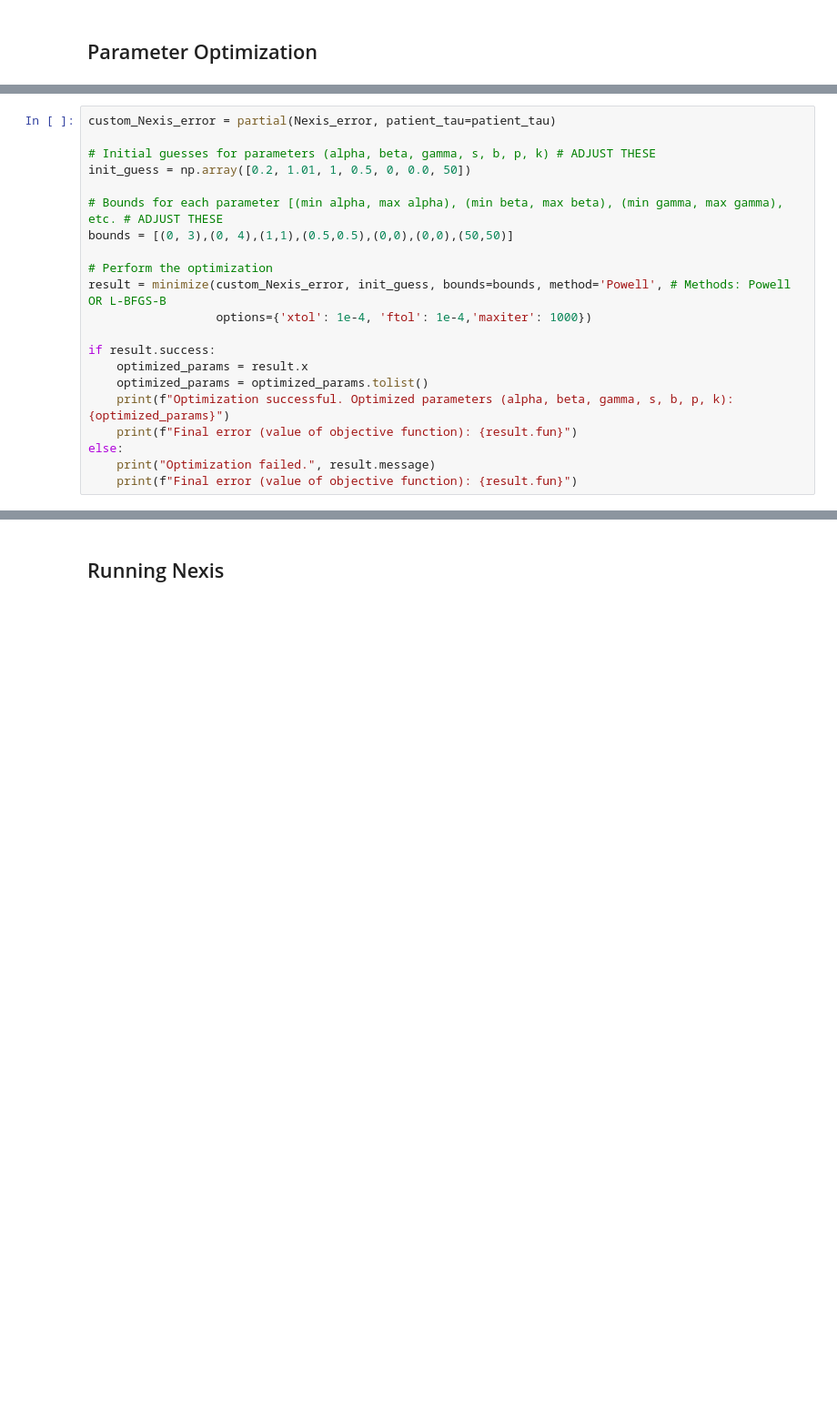
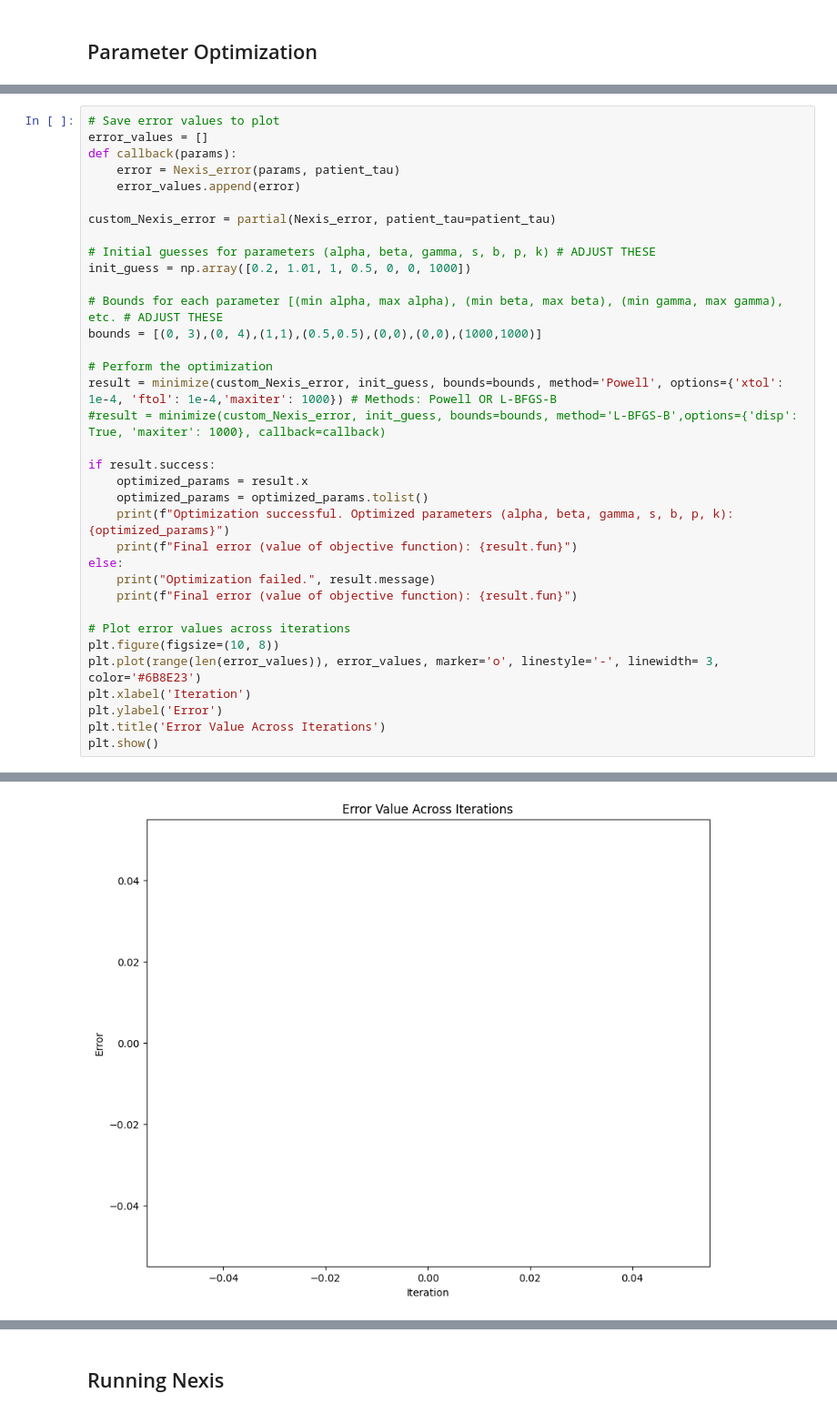
Before and after one commit to LaasyaMunjeti/EBM-Nexis, a Jupyter notebook: Running_nexis_forward.ipynb, the cells around one changed output, grey strips where cells are left out. Shown at 91% size. Saved outputs shown, nothing was run; the diff lists cells and outputs as text; blank space fills up the shorter version.

```diff
--- a/Running_nexis_forward.ipynb
+++ b/Running_nexis_forward.ipynb
@@ -242,17 +273,23 @@ def Nexis_error(params, patient_tau):
 
     return error
 # %%
+# Save error values to plot
+error_values = []
+def callback(params):
+    error = Nexis_error(params, patient_tau)
+    error_values.append(error)
+
 custom_Nexis_error = partial(Nexis_error, patient_tau=patient_tau)
 
 # Initial guesses for parameters (alpha, beta, gamma, s, b, p, k) # ADJUST THESE
-init_guess = np.array([0.2, 1.01, 1, 0.5, 0, 0.0, 50])
+init_guess = np.array([0.2, 1.01, 1, 0.5, 0, 0, 1000])
 
 # Bounds for each parameter [(min alpha, max alpha), (min beta, max beta), (min gamma, max gamma), etc. # ADJUST THESE
-bounds = [(0, 3),(0, 4),(1,1),(0.5,0.5),(0,0),(0,0),(50,50)]
+bounds = [(0, 3),(0, 4),(1,1),(0.5,0.5),(0,0),(0,0),(1000,1000)]
 
 # Perform the optimization
-result = minimize(custom_Nexis_error, init_guess, bounds=bounds, method='Powell', # Methods: Powell OR L-BFGS-B
-                  options={'xtol': 1e-4, 'ftol': 1e-4,'maxiter': 1000})
+result = minimize(custom_Nexis_error, init_guess, bounds=bounds, method='Powell', options={'xtol': 1e-4, 'ftol': 1e-4,'maxiter': 1000}) # Methods: Powell OR L-BFGS-B
+#result = minimize(custom_Nexis_error, init_guess, bounds=bounds, method='L-BFGS-B',options={'disp': True, 'maxiter': 1000}, callback=callback)
 
 if result.success:
     optimized_params = result.x
@@ -262,4 +299,12 @@ if result.success:
 else:
     print("Optimization failed.", result.message)
     print(f"Final error (value of objective function): {result.fun}")
+
+# Plot error values across iterations
+plt.figure(figsize=(10, 8))
+plt.plot(range(len(error_values)), error_values, marker='o', linestyle='-', linewidth= 3, color='#6B8E23')
+plt.xlabel('Iteration')
+plt.ylabel('Error')
+plt.title('Error Value Across Iterations')
+plt.show()
 # %% [output]
@@ -267,0 +313 @@ Final error (value of objective function): 3.1441467704557216
+[figure, added]
```
Also changed, not shown: parts of 15 cells of this notebook.
